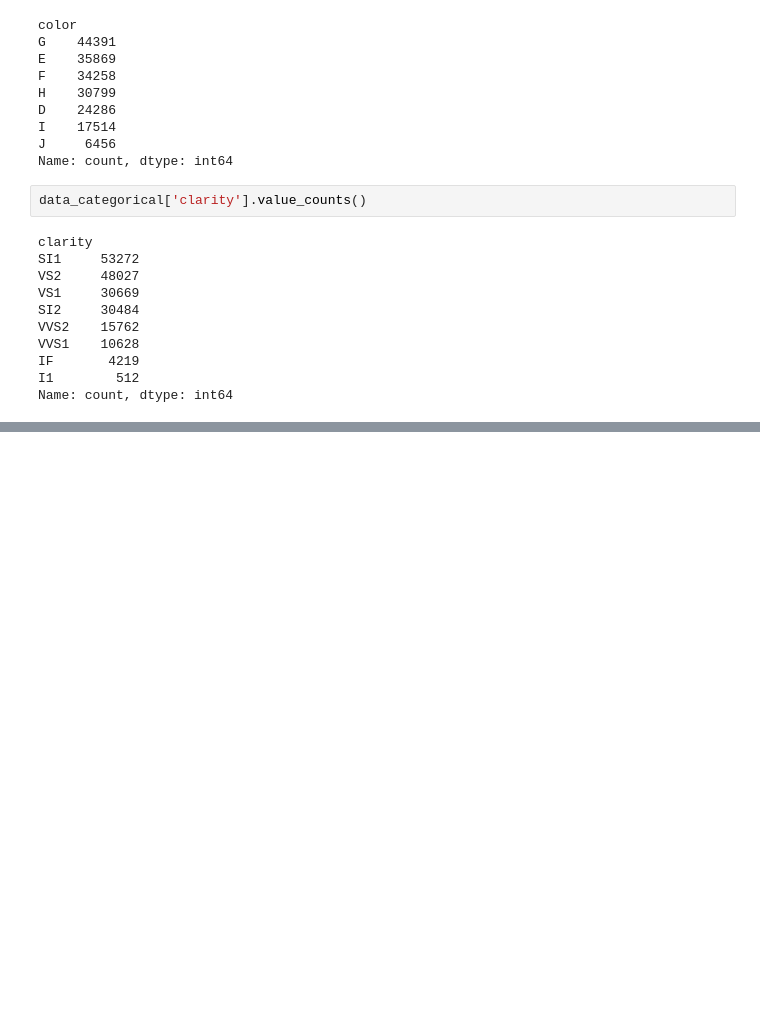
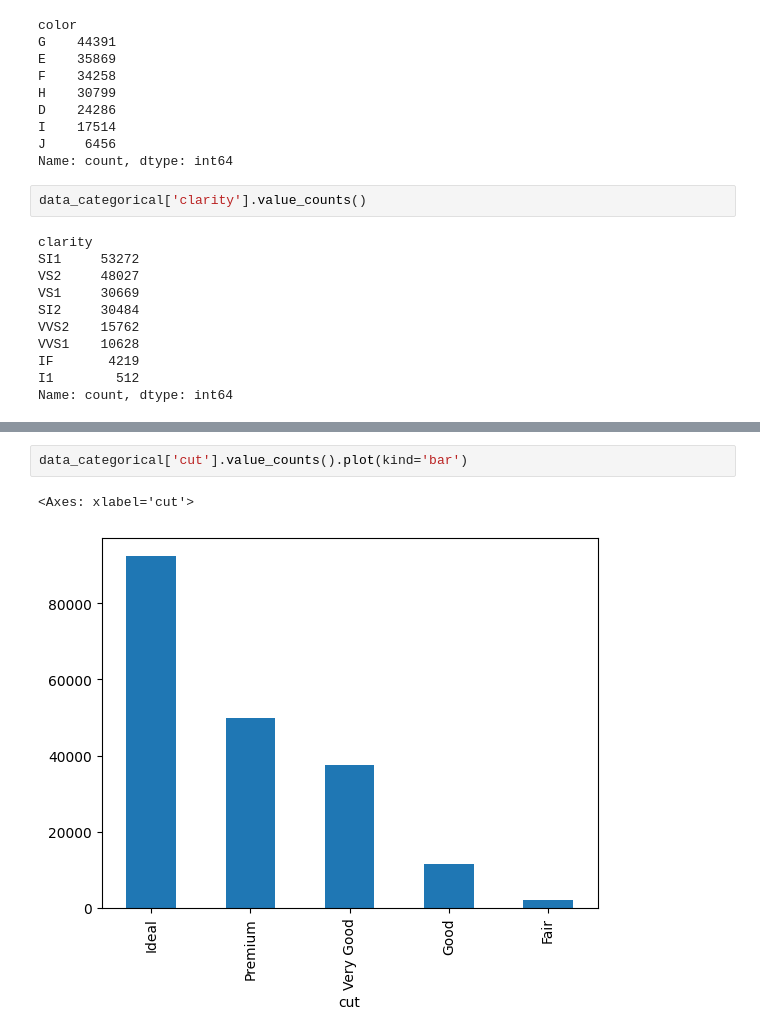
Before and after one commit to Basit715/End_to_end_project, a Jupyter notebook: notebooks/research.ipynb, the cells around one changed output, grey strips where cells are left out. Saved outputs shown, nothing was run; the diff lists cells and outputs as text; blank space fills up the shorter version.

```diff
--- a/notebooks/research.ipynb
+++ b/notebooks/research.ipynb
@@ -123,0 +142,5 @@ Name: count, dtype: int64
+# %%
+data_categorical['cut'].value_counts().plot(kind='bar')
+# %% [output]
+<Axes: xlabel='cut'>
+[figure, added]
```
Also changed, not shown: parts of 10 cells of this notebook, 1 other file.
